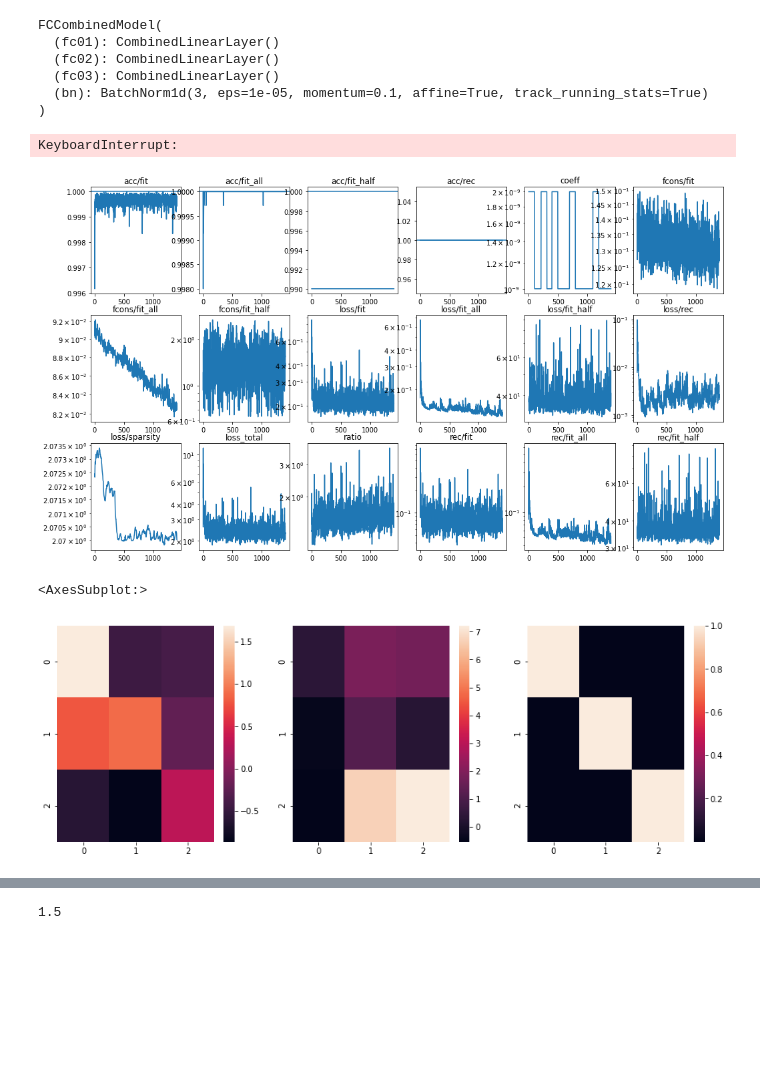
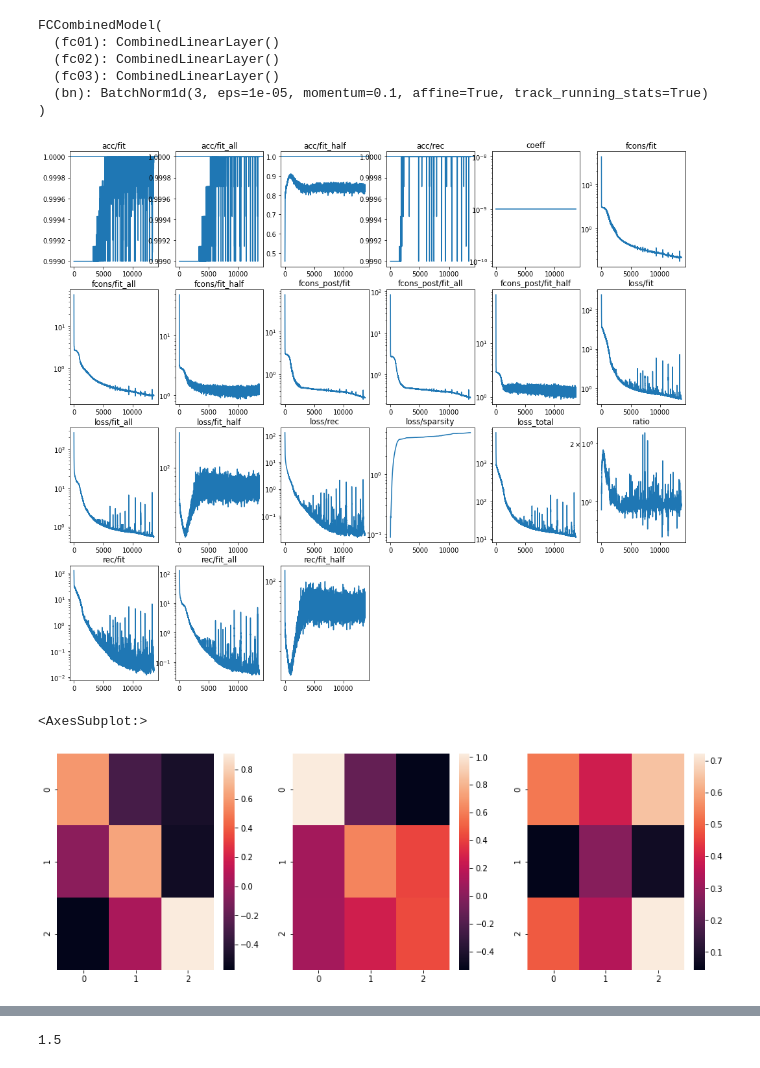
Before and after one commit to sergeivolodin/causality-disentanglement-rl, a Jupyter notebook: debug/sparsity-playground.ipynb, the cells around one changed output, grey strips where cells are left out. Saved outputs shown, nothing was run; the diff lists cells and outputs as text; code cells hidden in the pictures; blank space fills up the shorter version.

```diff
--- a/debug/sparsity-playground.ipynb
+++ b/debug/sparsity-playground.ipynb
@@ -337,7 +374,7 @@ def total_loss(coeffs=None):
 crit_ratio = 1.5
 sp_min = 1e-9
 sp_max = 100
-coeffs = {'rec': 20.0, 'fit': 10.0, 'fit_half': 0.001, 'fit_all': 1.0, 'sparsity': sp_min}
+coeffs = {'rec': 10.0, 'fit': 20.0, 'fit_half': 0.001, 'fit_all': 1.0, 'sparsity': sp_min}
 # %%
 metrics_hist = []
 # %%
@@ -368,7 +409,7 @@ FCCombinedModel(
 )
 # %%
 opt = torch.optim.Adam(list(dec.parameters()) + list(rec.parameters()) + list(model.parameters()),
-                       lr=1e-4, betas=(0.9, 0.999))
+                       lr=1e-3, betas=(0.9, 0.999))
 # opt_switch = torch.optim.Adam(model.parameters(), lr=1e-3)
 # %%
 for i in tqdm(range(100000)):
@@ -392,7 +433,7 @@ for i in tqdm(range(100000)):
     coeff = coeffs['sparsity']
 
     if i % 100 == 0:
-        if ratio > crit_ratio or metrics['loss/fit_all'] > 1:
+        if ratio > crit_ratio or metrics['loss/fit_all'] > 0.25:
             coeff *= 0.5
         else:
             coeff /= 0.5
@@ -408,39 +449,40 @@ for i in tqdm(range(100000)):
     metrics['loss_total'] = loss.item()
 
     metrics_hist.append(metrics)
-# %% [output]
-KeyboardInterrupt:
 # %%
 # model_.model.switch.probas.data[:] = 1. * (model_.model.switch.probas > 0.5)
 # %%
 metrics_dict = lstdct2dctlst(metrics_hist)
 
 keys = sorted(metrics_dict.keys())
 
-px = 3
+px = 4
 py = 6
 
 assert px * py >= len(keys)
 
-plt.figure(figsize=(17, 10))
+plt.figure(figsize=(17, 15))
 for i, key in enumerate(keys, 1):
     plt.subplot(px, py, i)
     plt.title(key)
     data = metrics_dict[key]
     if key.startswith('acc'):
-        data = np.maximum(np.array(data), 0.99)
+        if np.max(data) >= 0.999:
+            data = np.maximum(np.array(data), 0.999)
         plt.axhline(1)
     else:
         plt.yscale('log')
     plt.plot(data)
 plt.show()
 # %% [output]
-[figure, old version]
+[figure, new version]
 # %%
 plt.figure(figsize=(15, 5))
 # S = nn.Softmax(1)(model_.fc1.weight)
-S = model_.fc1.weight
-Sinv = torch.pinverse(S)
+# S = dec.fc1.weight
+S = rot1.fc1.weight
+Sinv = rot2.fc1.weight
+# Sinv = torch.pinverse(S)
 plt.subplot(1, 3, 1)
 sns.heatmap(S.detach().cpu().numpy())
 plt.subplot(1, 3, 2)
@@ -449,7 +491,7 @@ plt.subplot(1, 3, 3)
 sns.heatmap((S @ Sinv).abs().detach().cpu().numpy())
 # %% [output]
 <AxesSubplot:>
-[figure, old version]
+[figure, new version]
 # %%
 MP = model_.model.switch.probas
 plt.figure(figsize=(15, 5))
```
Also changed, not shown: parts of 9 cells of this notebook.
